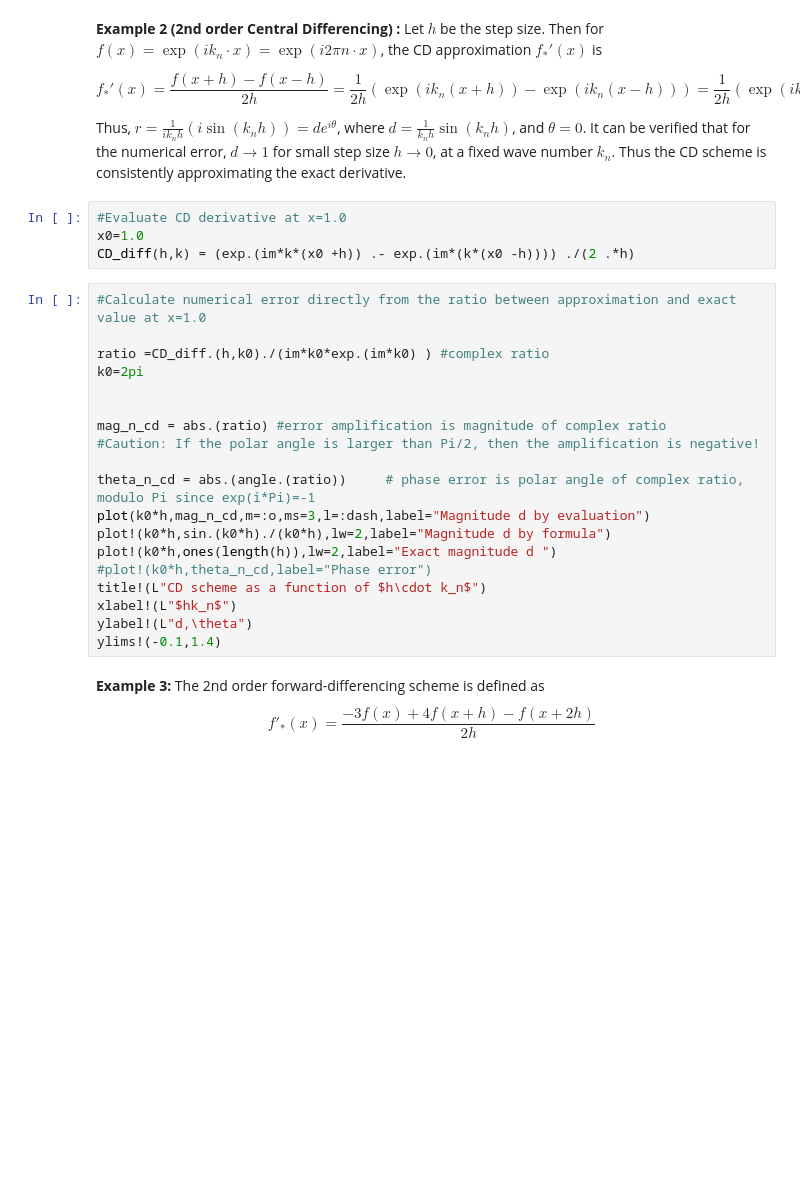
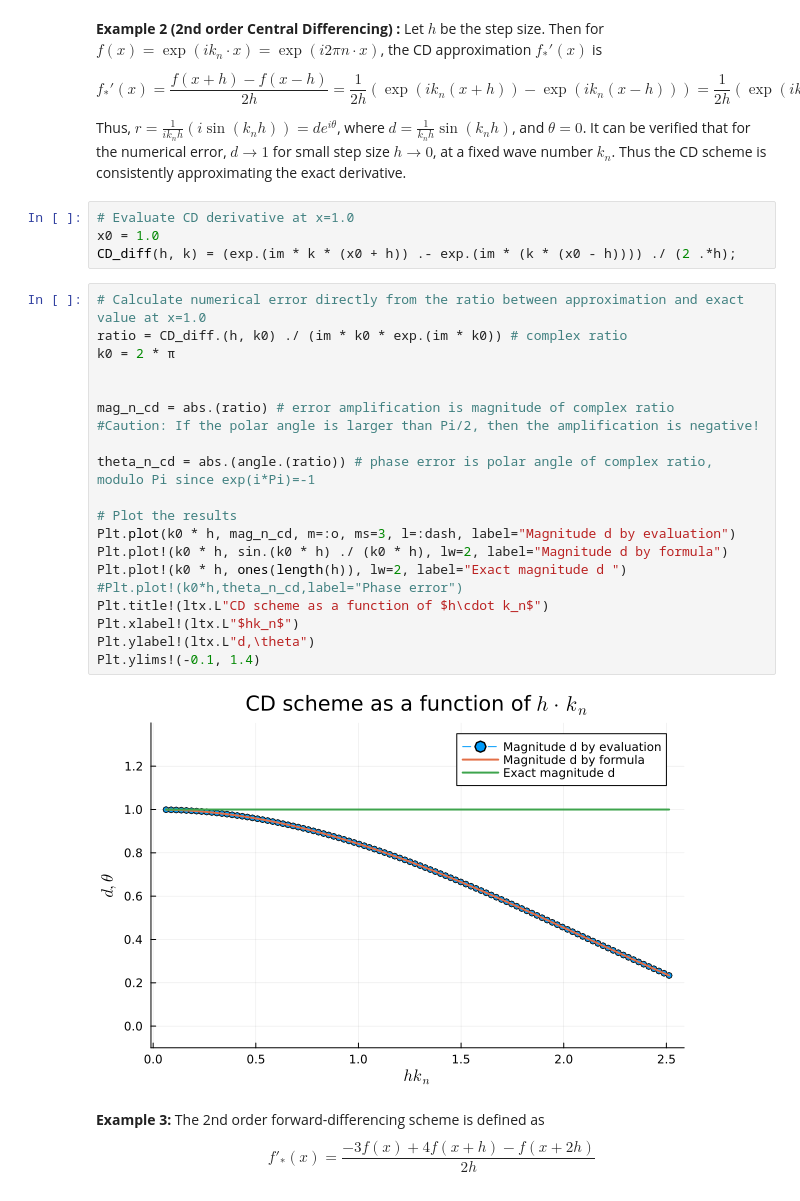
Before and after one commit to jacob-cunningham-ds/me2060, a Jupyter notebook: modules/module_5/error_analysis_fd-inclass.ipynb, the cells around one changed output. Cells and saved outputs as stored; diff of their text form; blank space fills up the shorter version.

```diff
--- a/modules/module_5/error_analysis_fd-inclass.ipynb
+++ b/modules/module_5/error_analysis_fd-inclass.ipynb
@@ -73,28 +85,31 @@ f_*'(x)=\frac{f(x+h)-f(x-h)}{2h}=\frac{1}{2h}(\exp(i k_n (x+h))-\exp(i k_n (x-h)
 
 Thus, $r=\frac{1}{i k_n h}( i \sin(k_nh)) = d e^{i\theta}$, where $d= \frac{1}{k_n h}\sin(k_n h)$, and $\theta =0 $.   It can be verified that for the numerical error, $d\rightarrow 1$ for small step size $h\rightarrow 0$, at a fixed wave number $k_n$. Thus the CD scheme is consistently approximating the exact derivative.
 # %%
-#Evaluate CD derivative at x=1.0
-x0=1.0
-CD_diff(h,k) = (exp.(im*k*(x0 +h)) .- exp.(im*(k*(x0 -h)))) ./(2 .*h)
+# Evaluate CD derivative at x=1.0
+x0 = 1.0
+CD_diff(h, k) = (exp.(im * k * (x0 + h)) .- exp.(im * (k * (x0 - h)))) ./ (2 .*h);
 # %%
-#Calculate numerical error directly from the ratio between approximation and exact value at x=1.0
-
-ratio =CD_diff.(h,k0)./(im*k0*exp.(im*k0) ) #complex ratio
-k0=2pi
+# Calculate numerical error directly from the ratio between approximation and exact value at x=1.0
+ratio = CD_diff.(h, k0) ./ (im * k0 * exp.(im * k0)) # complex ratio
+k0 = 2 * π
 
 
-mag_n_cd = abs.(ratio) #error amplification is magnitude of complex ratio
+mag_n_cd = abs.(ratio) # error amplification is magnitude of complex ratio
 #Caution: If the polar angle is larger than Pi/2, then the amplification is negative!
 
-theta_n_cd = abs.(angle.(ratio))     # phase error is polar angle of complex ratio, modulo Pi since exp(i*Pi)=-1
-plot(k0*h,mag_n_cd,m=:o,ms=3,l=:dash,label="Magnitude d by evaluation")
-plot!(k0*h,sin.(k0*h)./(k0*h),lw=2,label="Magnitude d by formula")
-plot!(k0*h,ones(length(h)),lw=2,label="Exact magnitude d ")
-#plot!(k0*h,theta_n_cd,label="Phase error")
-title!(L"CD scheme as a function of $h\cdot k_n$")
-xlabel!(L"$hk_n$")
-ylabel!(L"d,\theta")
-ylims!(-0.1,1.4)
+theta_n_cd = abs.(angle.(ratio)) # phase error is polar angle of complex ratio, modulo Pi since exp(i*Pi)=-1
+
+# Plot the results
+Plt.plot(k0 * h, mag_n_cd, m=:o, ms=3, l=:dash, label="Magnitude d by evaluation")
+Plt.plot!(k0 * h, sin.(k0 * h) ./ (k0 * h), lw=2, label="Magnitude d by formula")
+Plt.plot!(k0 * h, ones(length(h)), lw=2, label="Exact magnitude d ")
+#Plt.plot!(k0*h,theta_n_cd,label="Phase error")
+Plt.title!(ltx.L"CD scheme as a function of $h\cdot k_n$")
+Plt.xlabel!(ltx.L"$hk_n$")
+Plt.ylabel!(ltx.L"d,\theta")
+Plt.ylims!(-0.1, 1.4)
+# %% [output]
+[figure, added]
 # %% [markdown]
 <b> Example 3: </b> The  2nd order forward-differencing scheme is defined as
 \begin{equation}
```
Also changed, not shown: parts of 8 cells of this notebook, 2 other files.
